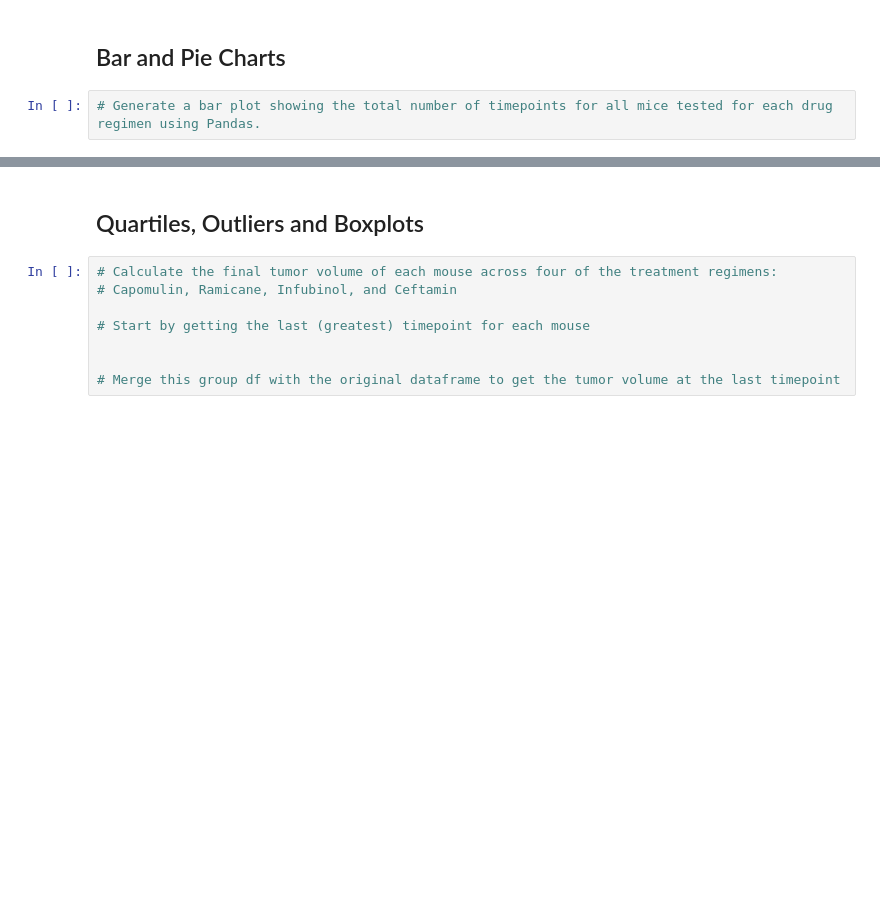
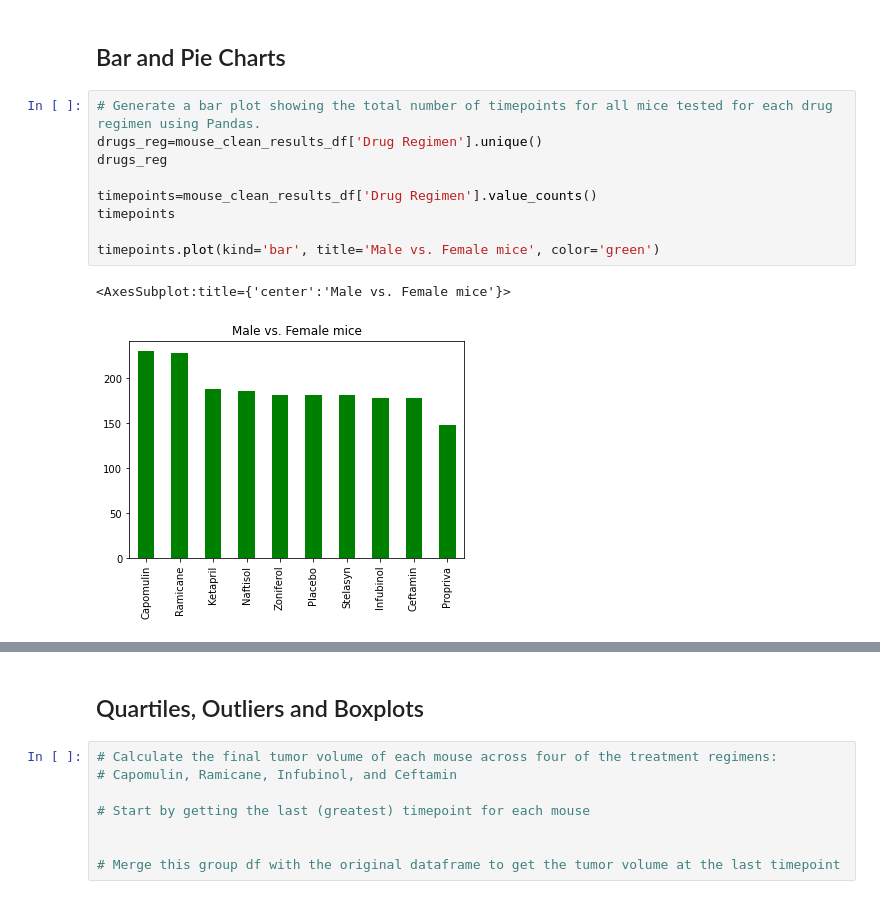
Before and after one commit to shermeenajani/Matplotlib-challenge, a Jupyter notebook: Pymaceuticals/pymaceuticals_starter.ipynb, the cells around one changed output, grey strips where cells are left out. Cells and saved outputs as stored; diff of their text form; blank space fills up the shorter version.

Commit message:
few charts

```diff
--- a/Pymaceuticals/pymaceuticals_starter.ipynb
+++ b/Pymaceuticals/pymaceuticals_starter.ipynb
@@ -142,5 +161,15 @@ Summary_DF
 ## Bar and Pie Charts
 # %%
 # Generate a bar plot showing the total number of timepoints for all mice tested for each drug regimen using Pandas.
+drugs_reg=mouse_clean_results_df['Drug Regimen'].unique()
+drugs_reg
+
+timepoints=mouse_clean_results_df['Drug Regimen'].value_counts()
+timepoints
+
+timepoints.plot(kind='bar', title='Male vs. Female mice', color='green')
+# %% [output]
+<AxesSubplot:title={'center':'Male vs. Female mice'}>
+[figure, added]
 # %%
 # Generate a bar plot showing the total number of timepoints for all mice tested for each drug regimen using pyplot.
```
Also changed, not shown: parts of 5 cells of this notebook.
